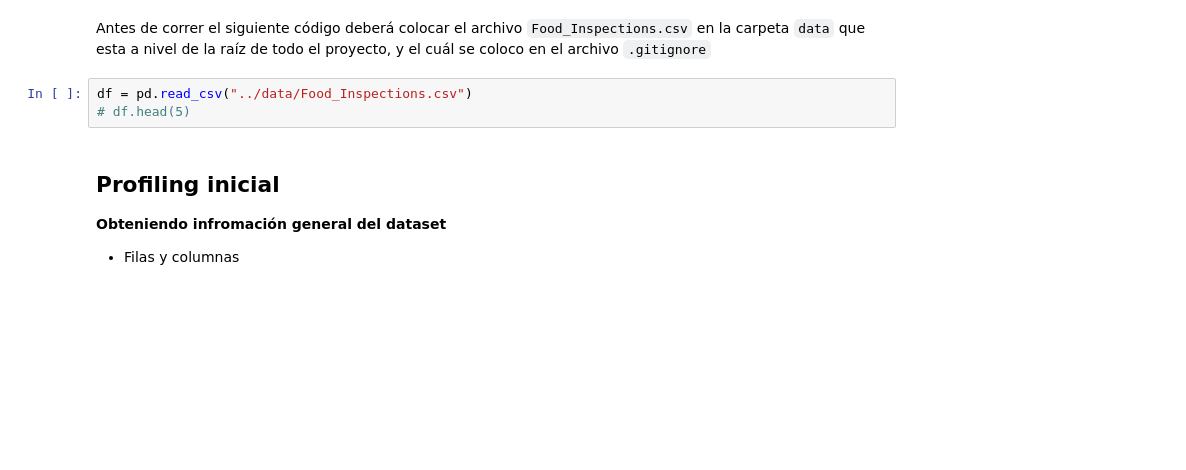
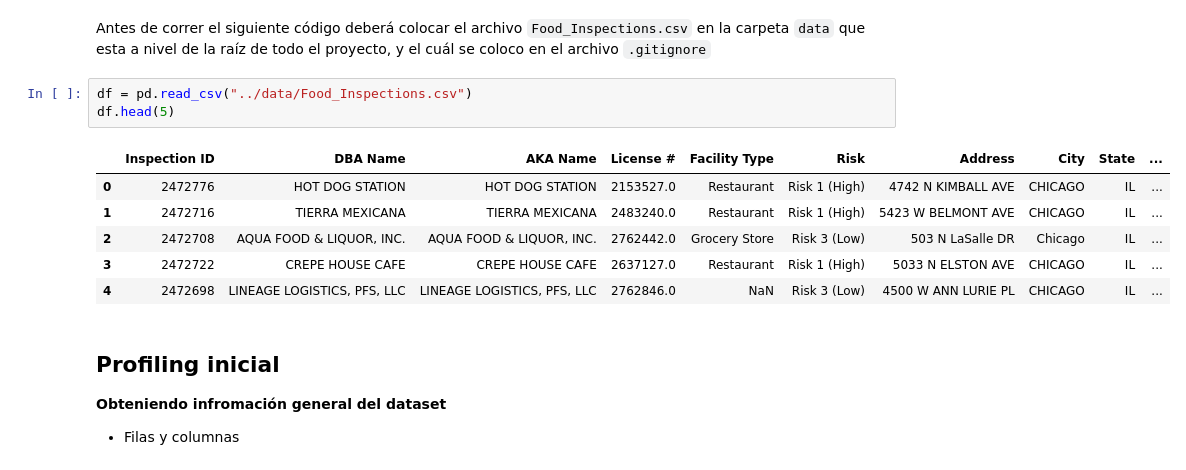
Before and after one commit to Acturio/DPA-Project, a Jupyter notebook: notebooks/EDA_DPA.ipynb, the cells around one changed output. Drawn from its saved outputs; the diff is of its cells as text; blank space fills up the shorter version.

```diff
--- a/notebooks/EDA_DPA.ipynb
+++ b/notebooks/EDA_DPA.ipynb
@@ -29,7 +29,14 @@ from src.utils import utils
 Antes de correr el siguiente código deberá colocar el archivo `Food_Inspections.csv` en la carpeta `data` que esta a nivel de la raíz de todo el proyecto, y el cuál se coloco en el archivo `.gitignore`
 # %%
 df = pd.read_csv("../data/Food_Inspections.csv")
-# df.head(5)
+df.head(5)
+# %% [output]
+|  | Inspection ID | DBA Name | AKA Name | License # | Facility Type | Risk | Address | City | State | ... |
+| 0 | 2472776 | HOT DOG STATION | HOT DOG STATION | 2153527.0 | Restaurant | Risk 1 (High) | 4742 N KIMBALL AVE | CHICAGO | IL | ... |
+| 1 | 2472716 | TIERRA MEXICANA | TIERRA MEXICANA | 2483240.0 | Restaurant | Risk 1 (High) | 5423 W BELMONT AVE | CHICAGO | IL | ... |
+| 2 | 2472708 | AQUA FOOD & LIQUOR, INC. | AQUA FOOD & LIQUOR, INC. | 2762442.0 | Grocery Store | Risk 3 (Low) | 503 N LaSalle DR | Chicago | IL | ... |
+| 3 | 2472722 | CREPE HOUSE CAFE | CREPE HOUSE CAFE | 2637127.0 | Restaurant | Risk 1 (High) | 5033 N ELSTON AVE | CHICAGO | IL | ... |
+| 4 | 2472698 | LINEAGE LOGISTICS, PFS, LLC | LINEAGE LOGISTICS, PFS, LLC | 2762846.0 | NaN | Risk 3 (Low) | 4500 W ANN LURIE PL | CHICAGO | IL | ... |
 # %% [markdown]
 ## Profiling inicial
 **Obteniendo infromación general del dataset**
```
Also changed, not shown: parts of 4 cells of this notebook, 1 other file.
